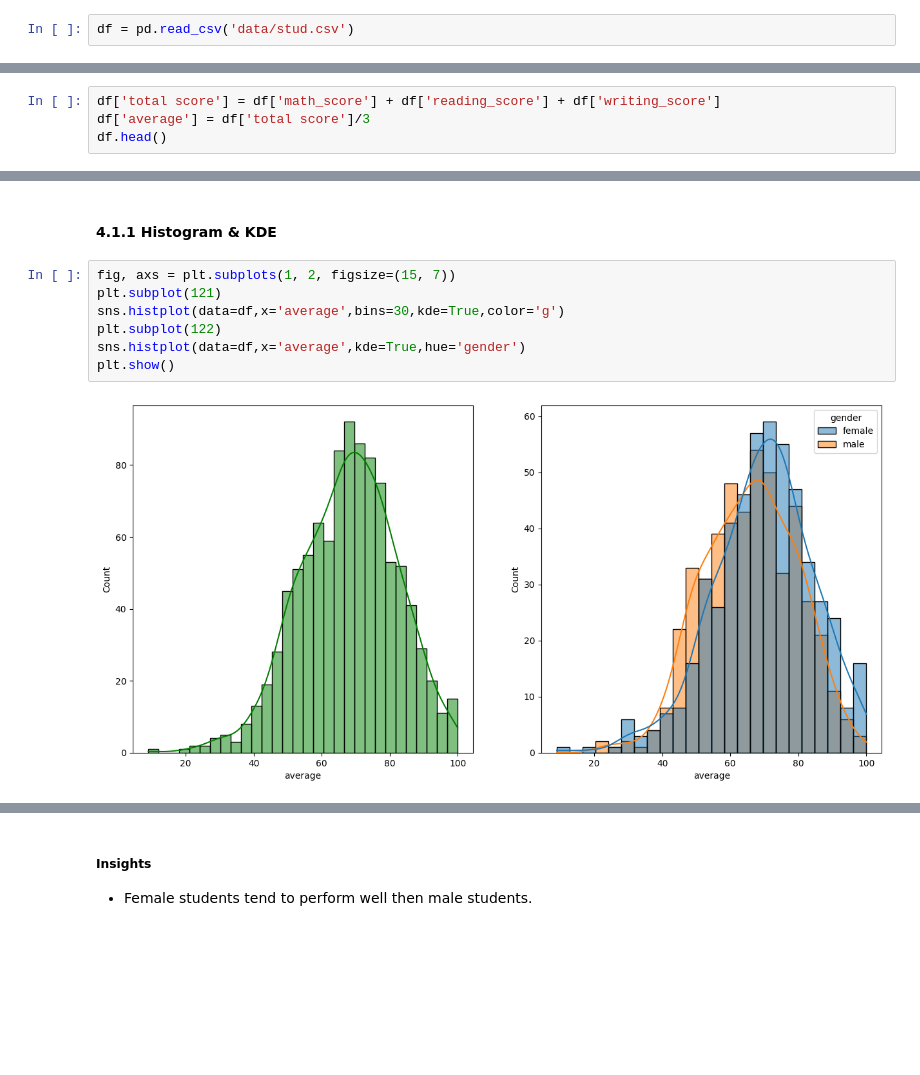
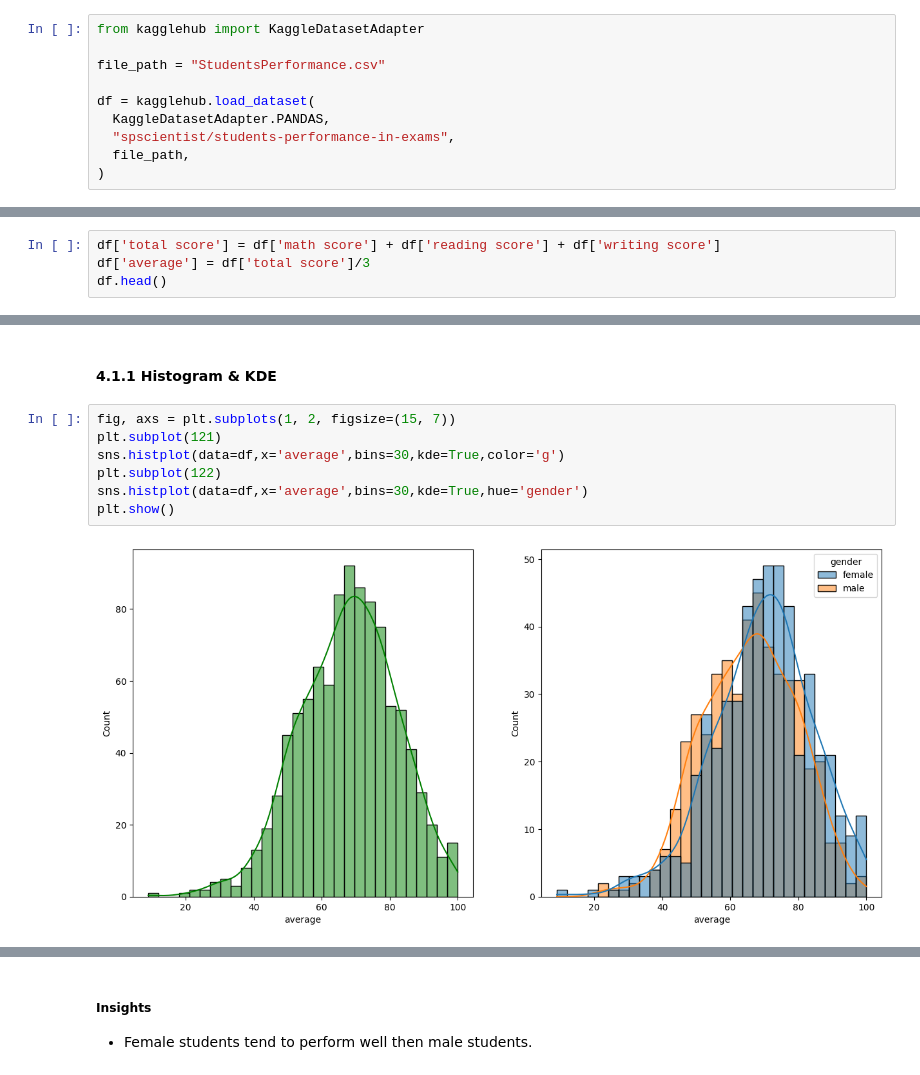
Before and after one commit to ashan24019/ML-Project, a Jupyter notebook: notebook/1 . EDA STUDENT PERFORMANCE .ipynb, the cells around one changed output, grey strips where cells are left out. Drawn from its saved outputs; the diff is of its cells as text; blank space fills up the shorter version.

Commit message:
data analysist and model training

```diff
--- a/notebook/1 . EDA STUDENT PERFORMANCE .ipynb
+++ b/notebook/1 . EDA STUDENT PERFORMANCE .ipynb
@@ -34,2 +33,10 @@ warnings.filterwarnings('ignore')
 # %%
-df = pd.read_csv('data/stud.csv')
+from kagglehub import KaggleDatasetAdapter
+
+file_path = "StudentsPerformance.csv"
+
+df = kagglehub.load_dataset(
+  KaggleDatasetAdapter.PANDAS,
+  "spscientist/students-performance-in-exams",
+  file_path,
+)
@@ -202,7 +198,7 @@ df.head(2)
 # %% [markdown]
 ### 3.8 Adding columns for "Total Score" and "Average"
 # %%
-df['total score'] = df['math_score'] + df['reading_score'] + df['writing_score']
+df['total score'] = df['math score'] + df['reading score'] + df['writing score']
 df['average'] = df['total score']/3
 df.head()
 # %% [output]
@@ -250,12 +246,12 @@ Number of students with less than 20 marks in Reading: 1
 # %%
 fig, axs = plt.subplots(1, 2, figsize=(15, 7))
 plt.subplot(121)
 sns.histplot(data=df,x='average',bins=30,kde=True,color='g')
 plt.subplot(122)
-sns.histplot(data=df,x='average',kde=True,hue='gender')
+sns.histplot(data=df,x='average',bins=30,kde=True,hue='gender')
 plt.show()
 # %% [output]
-[figure, old version]
+[figure, new version]
 # %%
 fig, axs = plt.subplots(1, 2, figsize=(15, 7))
 plt.subplot(121)
```
Also changed, not shown: parts of 37 cells of this notebook, 1 other file.
